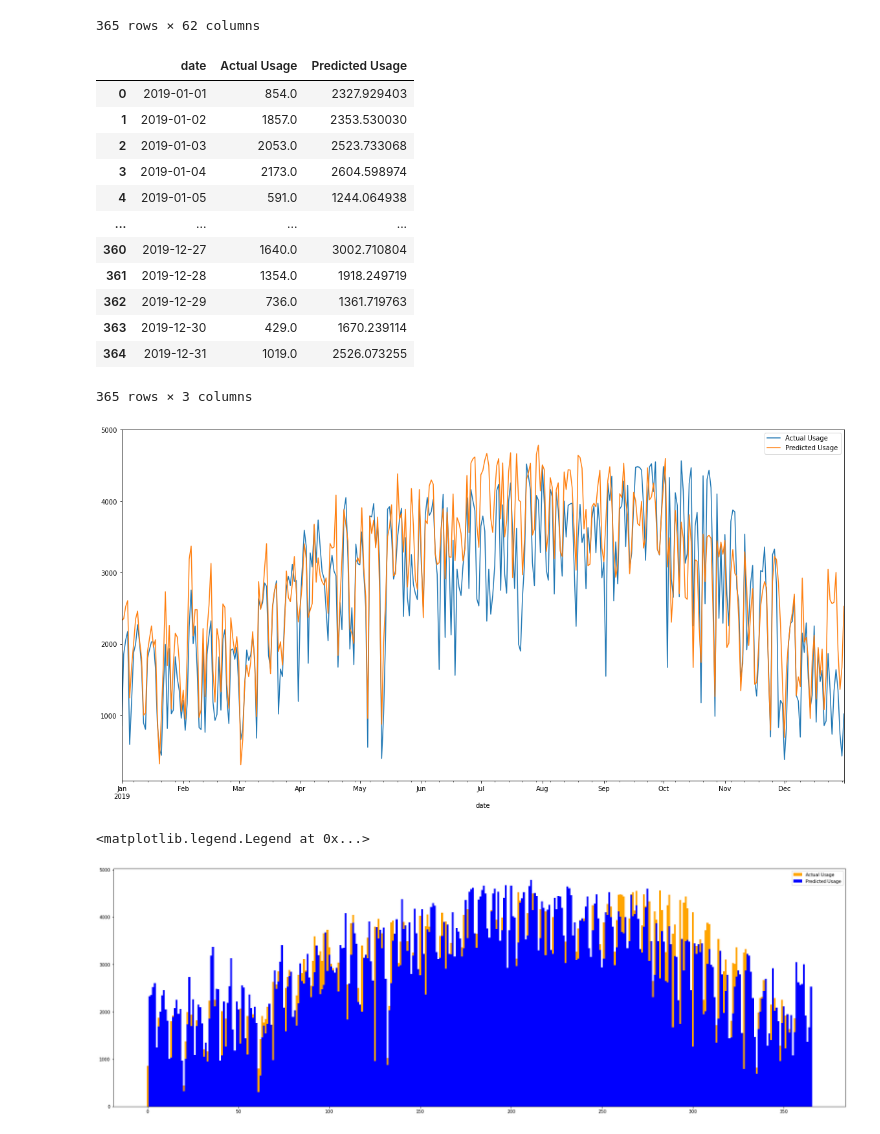
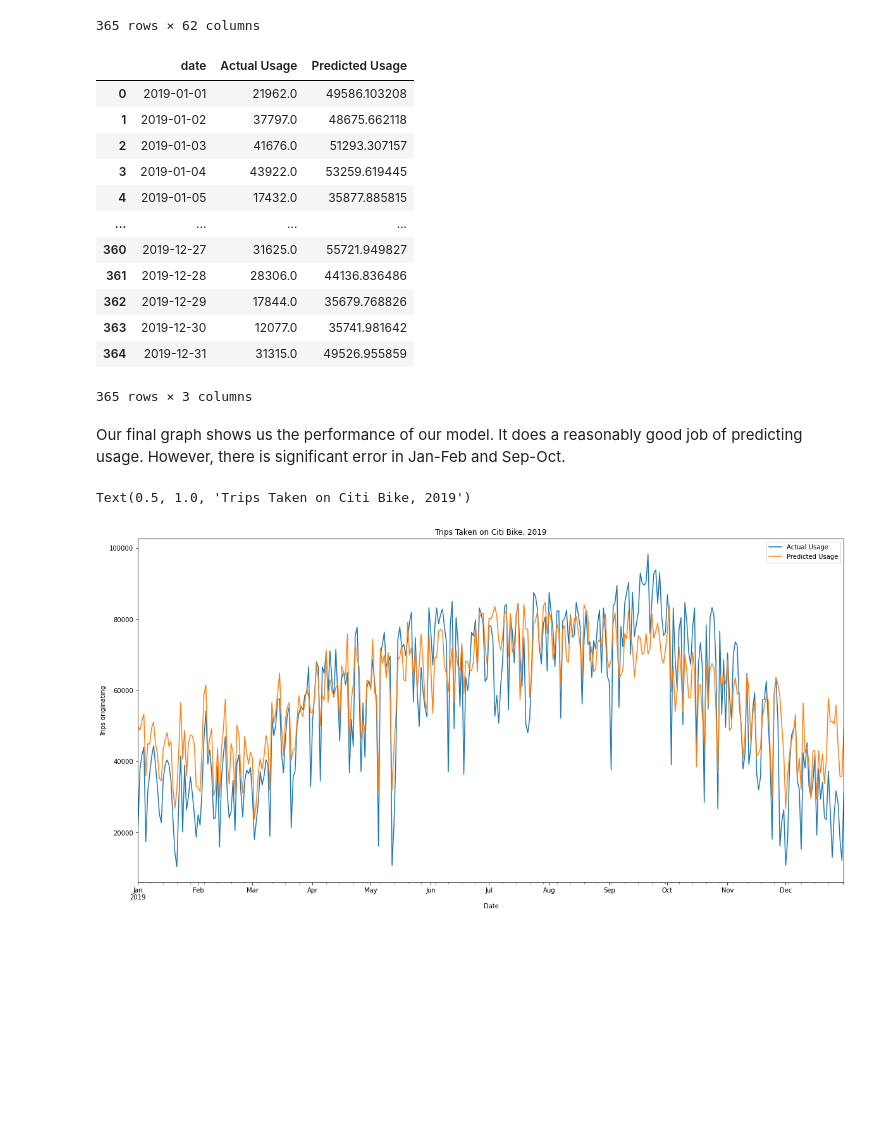
Before and after one commit to bnei/NYCBikes, a Jupyter notebook: citibike_final.ipynb, the cells around one changed output. Cells and saved outputs as stored; diff of their text form; code cells hidden in the pictures; blank space fills up the shorter version.

```diff
--- a/citibike_final.ipynb
+++ b/citibike_final.ipynb
@@ -416,5 +479,5 @@ Lasso()
 # %%
-y_pred = ridgeFinalModel.predict(X_test)
+y_pred = lassoFinalModel.predict(X_test)
 predictionDF = pd.DataFrame(y_pred)
 predictionDF.columns = y_test.columns
 predictionDF.insert(loc=0, column='date', value=daterange2019)
@@ -485,8 +563,8 @@ ax = plot1.plot.line(x='date', y = ['Actual Usage', 'Predicted Usage'], figsize=
 # %%
 #Now let's do the same thing, but for all stations in aggregate
-pred_scaled_sum = predictionDF.drop(columns=['date'])
-pred_scaled_sum['sum'] = pred_scaled_sum.sum(axis=1, numeric_only=True)
-pred_scaled_sum.insert(loc=0, column='date', value=daterange2019)
-pred_scaled_sum
+predictionDF = predictionDF.drop(columns=['date'])
+predictionDF['sum'] = predictionDF.sum(axis=1, numeric_only=True)
+predictionDF.insert(loc=0, column='date', value=daterange2019)
+predictionDF
 # %% [output]
 |  | date | 10043 | 00083 | 10001 | 10002 | 10003 | 10004 | 10005 | 10007 | 10009 | ... | ... |
@@ -504,9 +582,7 @@ pred_scaled_sum
 365 rows × 62 columns
 # %%
 y_test_sum = y_test
-y_test_sum = y_test.drop(columns=['date'])
 y_test_sum['sum'] = y_test_sum.sum(axis=1, numeric_only=True)
-y_test_sum.insert(loc=0, column='date', value=daterange2019)
 y_test_sum
 # %% [output]
 |  | date | 10043 | 00083 | 10001 | 10002 | 10003 | 10004 | 10005 | 10007 | 10009 | ... | ... |
@@ -525,45 +601,32 @@ y_test_sum
 # %%
 total_y = y_test_sum[['date', 'sum']]
 total_y = total_y.rename(columns={'sum': 'Actual Usage'})
-pred_scaled_sum = pred_scaled[['date', '10019']]
-pred_scaled_sum = sample_pred.rename(columns={'sum': 'Predicted Usage'})
+predictionDF = predictionDF[['date', 'sum']]
+predictionDF = predictionDF.rename(columns={'sum': 'Predicted Usage'})
 
-plot2 = sample_y.merge(sample_pred)
+plot2 = total_y.merge(predictionDF)
 plot2
 # %% [output]
 |  | date | Actual Usage | Predicted Usage |
-| 0 | 2019-01-01 | 854.0 | 2327.929403 |
-| 1 | 2019-01-02 | 1857.0 | 2353.530030 |
-| 2 | 2019-01-03 | 2053.0 | 2523.733068 |
-| 3 | 2019-01-04 | 2173.0 | 2604.598974 |
-| 4 | 2019-01-05 | 591.0 | 1244.064938 |
+| 0 | 2019-01-01 | 21962.0 | 49586.103208 |
+| 1 | 2019-01-02 | 37797.0 | 48675.662118 |
+| 2 | 2019-01-03 | 41676.0 | 51293.307157 |
+| 3 | 2019-01-04 | 43922.0 | 53259.619445 |
+| 4 | 2019-01-05 | 17432.0 | 35877.885815 |
 | ... | ... | ... | ... |
-| 360 | 2019-12-27 | 1640.0 | 3002.710804 |
-| 361 | 2019-12-28 | 1354.0 | 1918.249719 |
-| 362 | 2019-12-29 | 736.0 | 1361.719763 |
-| 363 | 2019-12-30 | 429.0 | 1670.239114 |
-| 364 | 2019-12-31 | 1019.0 | 2526.073255 |
+| 360 | 2019-12-27 | 31625.0 | 55721.949827 |
+| 361 | 2019-12-28 | 28306.0 | 44136.836486 |
+| 362 | 2019-12-29 | 17844.0 | 35679.768826 |
+| 363 | 2019-12-30 | 12077.0 | 35741.981642 |
+| 364 | 2019-12-31 | 31315.0 | 49526.955859 |
 365 rows × 3 columns
+# %% [markdown]
+Our final graph shows us the performance of our model. It does a reasonably good job of predicting usage. However, there is significant error in Jan-Feb and Sep-Oct.
 # %%
 ax = plot2.plot.line(x='date', y = ['Actual Usage', 'Predicted Usage'], figsize=(20, 10))
+ax.set_xlabel("Date")
+ax.set_ylabel("Trips originating")
+ax.set_title("Trips Taken on Citi Bike, 2019")
 # %% [output]
+Text(0.5, 1.0, 'Trips Taken on Citi Bike, 2019')
-[figure, old version]
+[figure, new version]
-# %%
-from matplotlib import pyplot
-
-N = 365
-
-ind = np.arange(N)  # the x locations for the groups
-width = 1       # the width of the bars
-
-fig, ax = plt.pyplot.subplots(figsize = (30,10))
-rects1 = ax.bar(ind, y_plot['10019'], width, color='orange')
-rects2 = ax.bar(ind + width, pred_scaled['10019'], width, color='blue')
-
-ax.legend((rects1[0], rects2[0]), ('Actual Usage', 'Predicted Usage'))
-
-#plt.pyplot.bar(y_plot['date'], y_plot['10019'], color = 'orange', linewidth = 0)
-#plt.pyplot.bar(predictionDF['date'], predictionDF['10019'], color='blue', linewidth=0)
-# %% [output]
-<matplotlib.legend.Legend at 0x...>
-[figure, removed]
```
Also changed, not shown: parts of 54 cells of this notebook.
